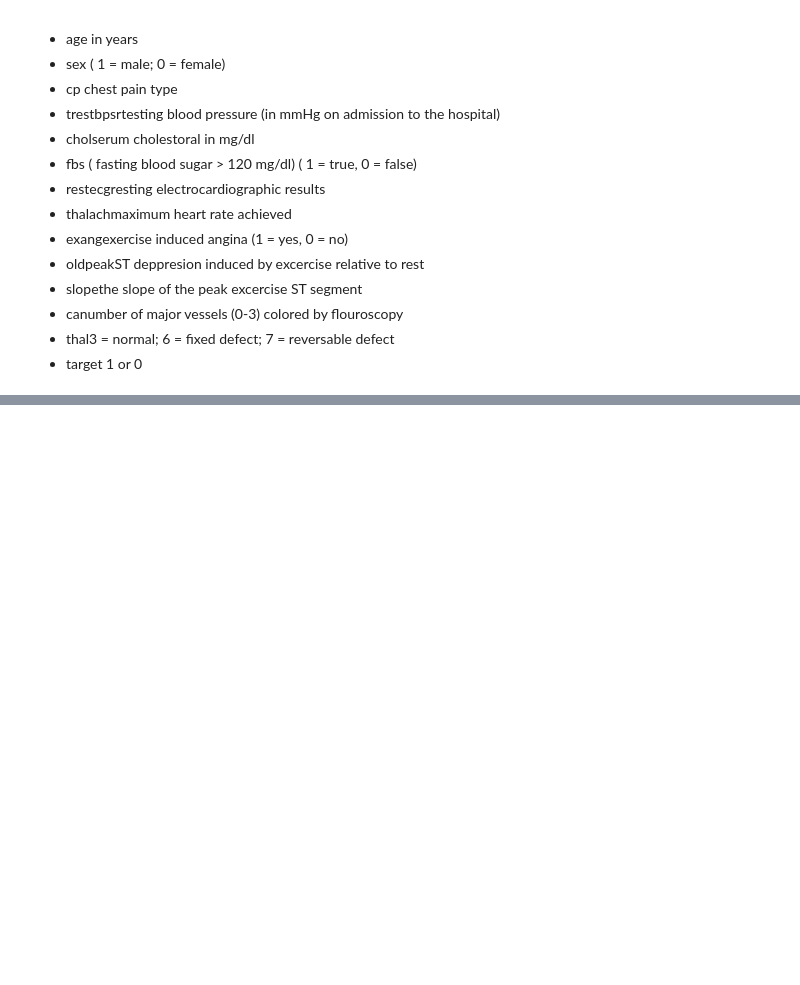
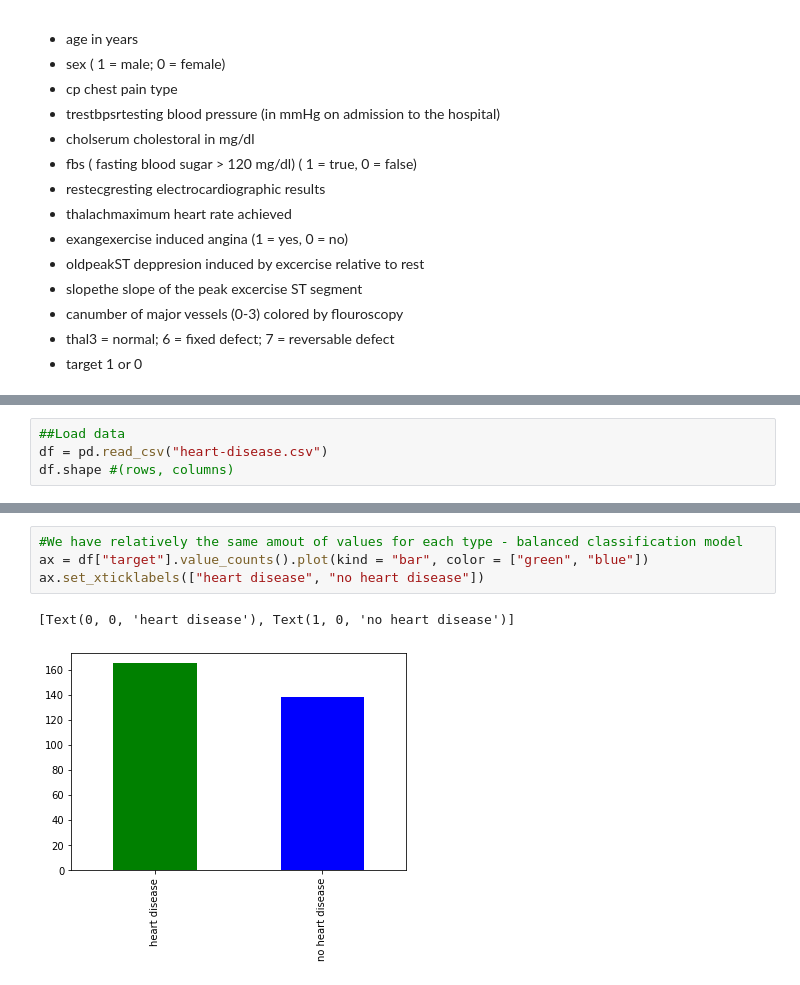
Before and after one commit to nachozobian/heart-disease-predictor, a Jupyter notebook: Heart-Disease-Classification-Predictor.ipynb, the cells around one changed output, grey strips where cells are left out. Drawn from its saved outputs; the diff is of its cells as text; blank space fills up the shorter version.

Commit message:
Exploring Data

```diff
--- a/Heart-Disease-Classification-Predictor.ipynb
+++ b/Heart-Disease-Classification-Predictor.ipynb
@@ -43,0 +66,4 @@ https://www.kaggle.com/rotnif/heart-disease-uci
+# %%
+##Load data
+df = pd.read_csv("heart-disease.csv")
+df.shape #(rows, columns)
@@ -43,0 +96,7 @@ https://www.kaggle.com/rotnif/heart-disease-uci
+# %%
+#We have relatively the same amout of values for each type - balanced classification model
+ax = df["target"].value_counts().plot(kind = "bar", color = ["green", "blue"])
+ax.set_xticklabels(["heart disease", "no heart disease"])
+# %% [output]
+[Text(0, 0, 'heart disease'), Text(1, 0, 'no heart disease')]
+[figure, added]
```
Also changed, not shown: parts of 23 cells of this notebook.
